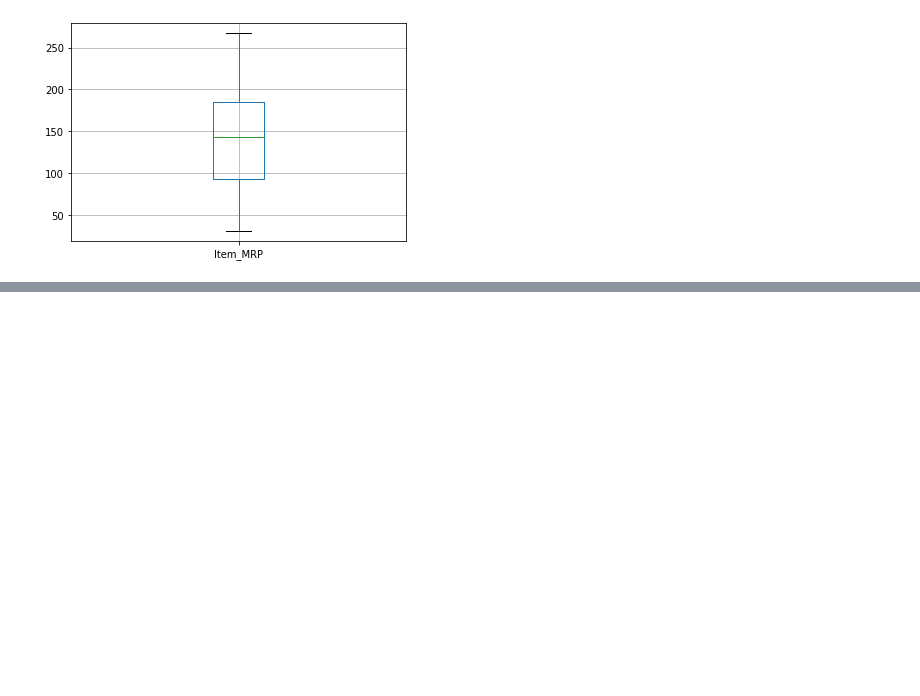
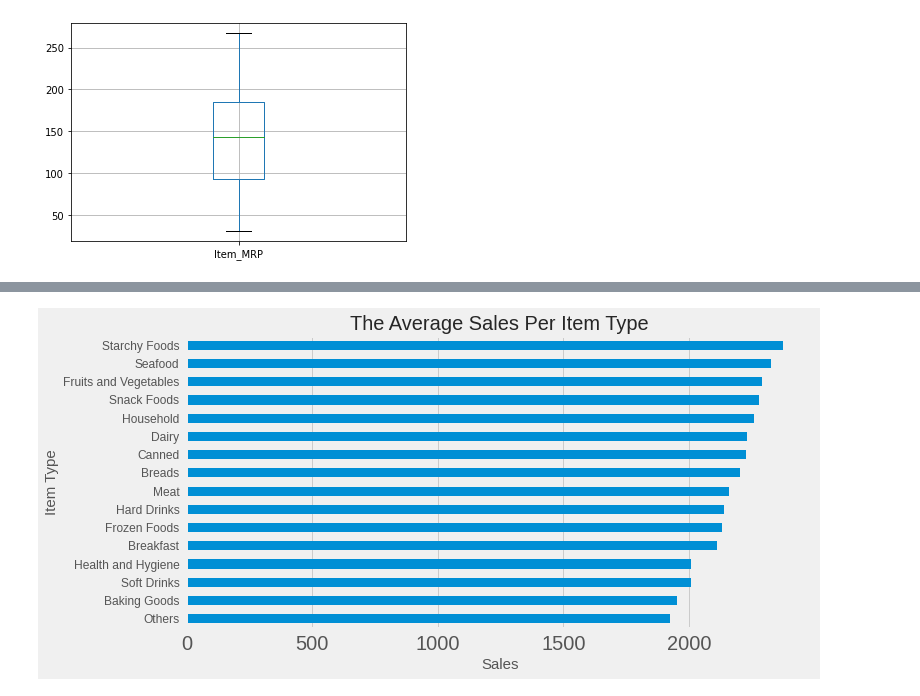
Before and after one commit to guylozius/sales-predictions, a Jupyter notebook: sales_predictions.ipynb, the cells around one changed output, grey strips where cells are left out. Saved outputs shown, nothing was run; the diff lists cells and outputs as text; code cells hidden in the pictures; blank space fills up the shorter version.

```diff
--- a/sales_predictions.ipynb
+++ b/sales_predictions.ipynb
@@ -363,0 +429,18 @@ df.boxplot(column='Item_MRP')
+# %%
+#Creating and rearanging DataFrame
+plot_df2=df.groupby('Item_Type', as_index=False)['Item_Outlet_Sales'].mean()
+plot_df2.set_index('Item_Type',inplace=True)
+# %%
+#Sorting Item_Outlet_Sales
+plot_df2= plot_df2.sort_values(by=['Item_Outlet_Sales'])
+# %%
+#Plotting and Styeling Bar Char
+plt.style.use('fivethirtyeight')
+plot_df2.plot(kind='barh', figsize=(10,5),width=0.5,fontsize=20,legend=None)
+plt.title('The Average Sales Per Item Type',fontsize=20)
+plt.yticks(fontsize=12)
+plt.grid(axis='y')
+plt.ylabel('Item Type',fontsize=15)
+plt.xlabel('Sales', fontsize=15);
+# %% [output]
+[figure, added]
```
Also changed, not shown: parts of 8 cells of this notebook.
